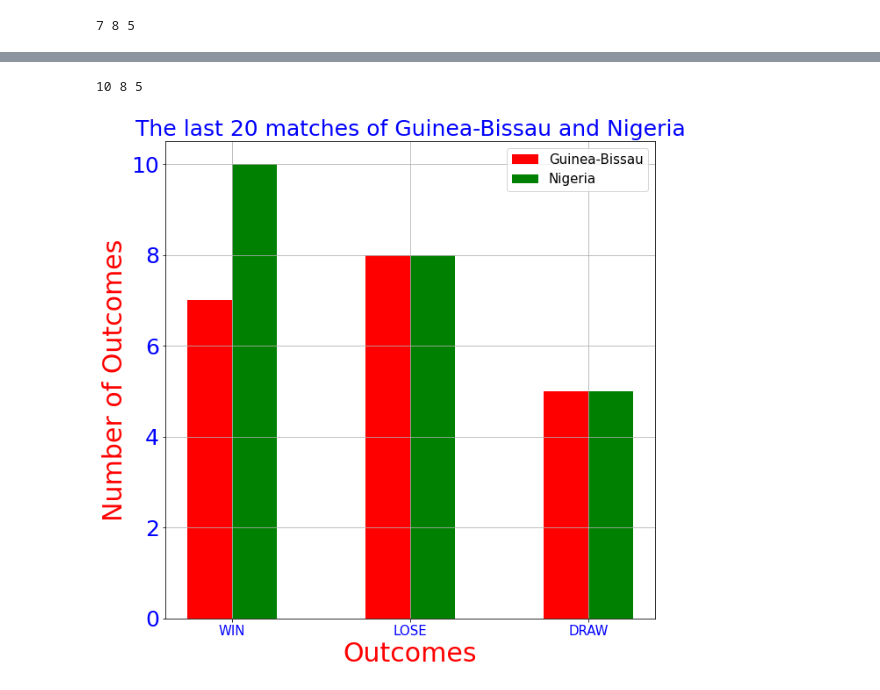
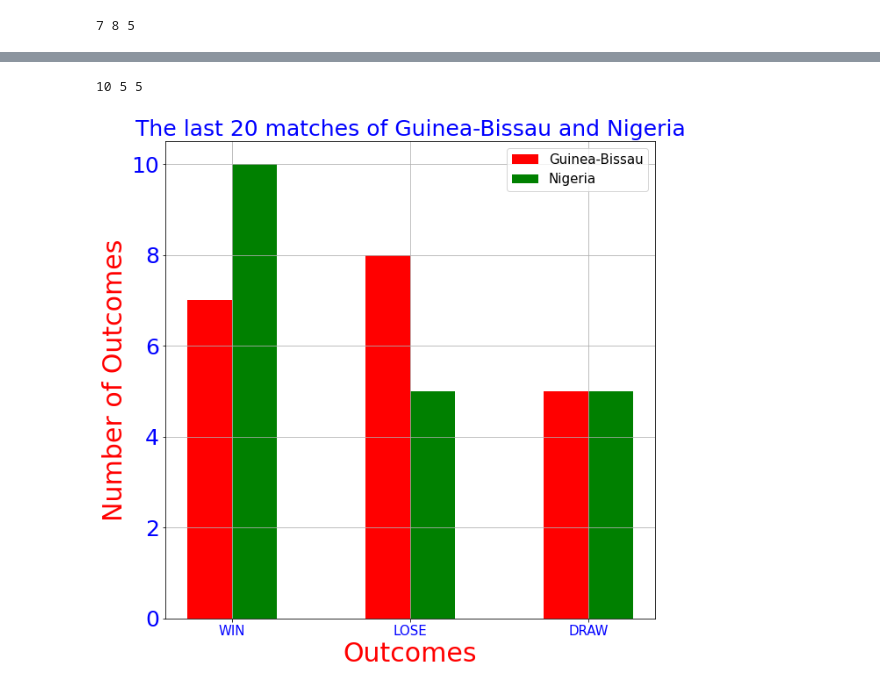
Before and after one commit to sankarebarri/AFCON_2022, a Jupyter notebook: groupMatch/GuineaBissau_Nigeria_3.ipynb, the cells around one changed output, grey strips where cells are left out. Drawn from its saved outputs; the diff is of its cells as text; code cells hidden in the pictures.

```diff
--- a/groupMatch/GuineaBissau_Nigeria_3.ipynb
+++ b/groupMatch/GuineaBissau_Nigeria_3.ipynb
@@ -103,36 +103,36 @@ for i,j,k,l in zip(nig_l20['home_team'], nig_l20['away_team'], nig_l20['home_sco
     else:
         nig_draw += 1
 
-print(nig_win, gui_lose, nig_draw)
+print(nig_win, nig_lose, nig_draw)
 # %% [output]
-10 8 5
+10 5 5
 # %%
 labels = ['WIN', 'LOSE', 'DRAW']
 
 gui = [gui_win, gui_lose, gui_draw]
-nig = [nig_win, gui_lose, nig_draw]
+nig = [nig_win, nig_lose, nig_draw]
 
 width = 0.25
 
 x = np.arange(0, 3)
 
 fig, ax = plt.subplots(figsize=(10,10))
 
 y = list(range(0, 16, 2))
 
 rects1 = ax.bar(x - width/2, gui, width, label='Guinea-Bissau', color='r')
 rects2 = ax.bar(x + width/2, nig, width, label='Nigeria', color='g')
 
 ax.set_ylabel('Number of Outcomes',fontsize=30, color='r')
 ax.set_xlabel("Outcomes", fontsize=30, color='r')
 ax.set_title("The last 20 matches of Guinea-Bissau and Nigeria", fontsize=25, color='b')
 ax.set_xticklabels(labels, fontsize=15, color='b')
 ax.set_yticklabels(y, rotation=0, fontsize=25, color='b')
 
 ax.set_xticks(x)
 plt.legend(fontsize=15)
 plt.grid(True)
 #plt.show()
 plt.savefig("images/guineaBissau_nigeria.png")
 # %% [output]
-[figure, old version]
+[figure, new version]
```
Also changed, not shown: 6 other files.
